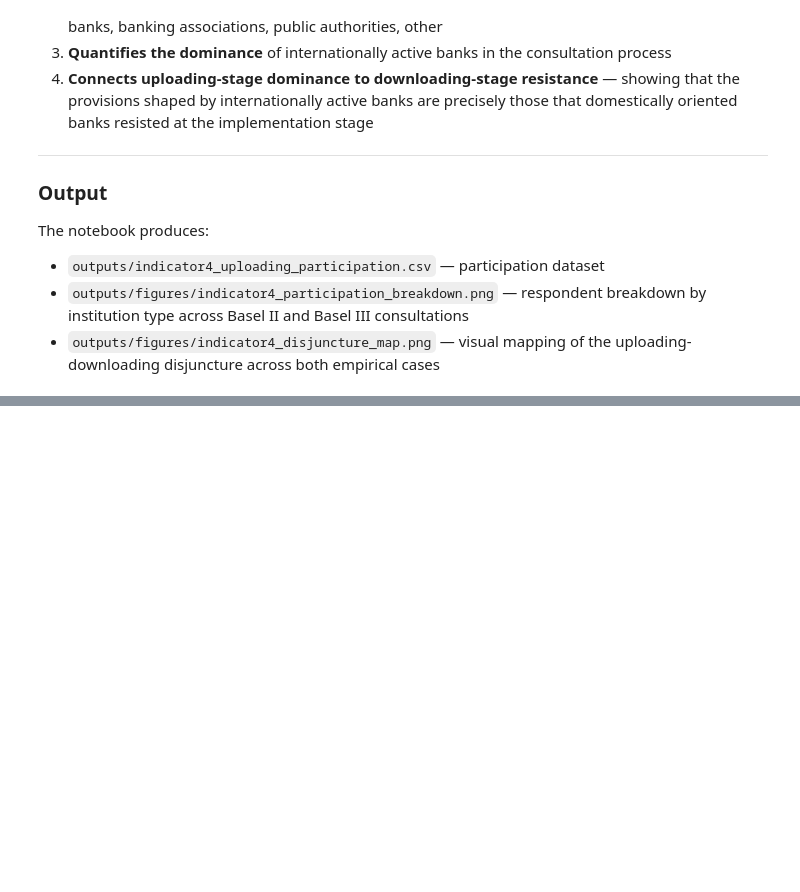
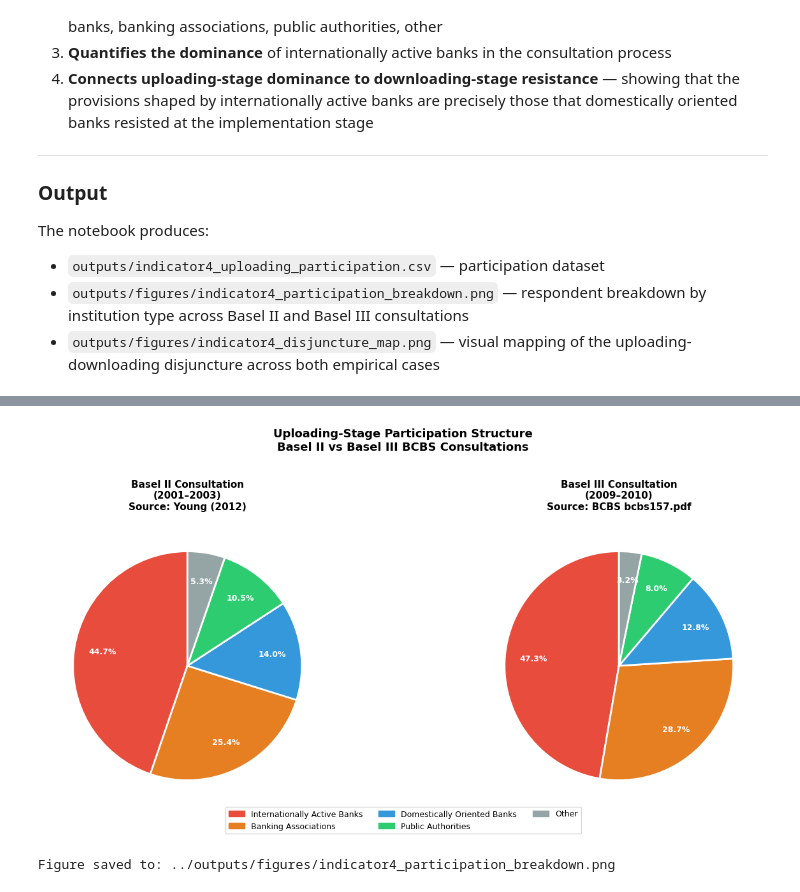
Before and after one commit to Aadhi0105/global-governance-synthesis-paper, a Jupyter notebook: Notebooks/indicator4_uploading_participation.ipynb, the cells around one changed output, grey strips where cells are left out. Saved outputs shown, nothing was run; the diff lists cells and outputs as text; code cells hidden in the pictures; blank space fills up the shorter version.

```diff
--- a/Notebooks/indicator4_uploading_participation.ipynb
+++ b/Notebooks/indicator4_uploading_participation.ipynb
@@ -112,0 +292,68 @@ Output directories ready.
+# %%
+# Participation breakdown visualization — Basel II vs Basel III side by side
+
+fig, axes = plt.subplots(1, 2, figsize=(14, 6))
+
+colors = {
+    "Internationally Active Banks": "#e74c3c",
+    "Banking Associations": "#e67e22",
+    "Domestically Oriented Banks": "#3498db",
+    "Public Authorities": "#2ecc71",
+    "Other": "#95a5a6"
+}
+
+for ax, accord in zip(axes, ["Basel II", "Basel III"]):
+    data = participation_df[participation_df["accord"] == accord]
+    wedge_colors = [colors[r] for r in data["respondent_type"]]
+
+    wedges, texts, autotexts = ax.pie(
+        data["percentage"],
+        labels=None,
+        colors=wedge_colors,
+        autopct="%1.1f%%",
+        startangle=90,
+        pctdistance=0.75,
+        wedgeprops={"edgecolor": "white", "linewidth": 2}
+    )
+
+    for autotext in autotexts:
+        autotext.set_fontsize(9)
+        autotext.set_fontweight("bold")
+        autotext.set_color("white")
+
+    year = "2001–2003" if accord == "Basel II" else "2009–2010"
+    source = "Young (2012)" if accord == "Basel II" else "BCBS bcbs157.pdf"
+    ax.set_title(
+        f"{accord} Consultation\n({year})\nSource: {source}",
+        fontsize=11, fontweight="bold", pad=15
+    )
+
+# Shared legend
+legend_patches = [
+    mpatches.Patch(color=colors[r], label=r)
+    for r in colors.keys()
+]
+fig.legend(
+    handles=legend_patches,
+    loc="lower center",
+    ncol=3,
+    fontsize=9,
+    bbox_to_anchor=(0.5, -0.05),
+    frameon=True
+)
+
+fig.suptitle(
+    "Uploading-Stage Participation Structure\nBasel II vs Basel III BCBS Consultations",
+    fontsize=13, fontweight="bold", y=1.02
+)
+
+plt.tight_layout()
+plt.savefig(
+    "../outputs/figures/indicator4_participation_breakdown.png",
+    dpi=300, bbox_inches="tight"
+)
+plt.show()
+print("Figure saved to: ../outputs/figures/indicator4_participation_breakdown.png")
+# %% [output]
+[figure, added]
+Figure saved to: ../outputs/figures/indicator4_participation_breakdown.png
```
Also changed, not shown: parts of 7 cells of this notebook, 1 other file.
